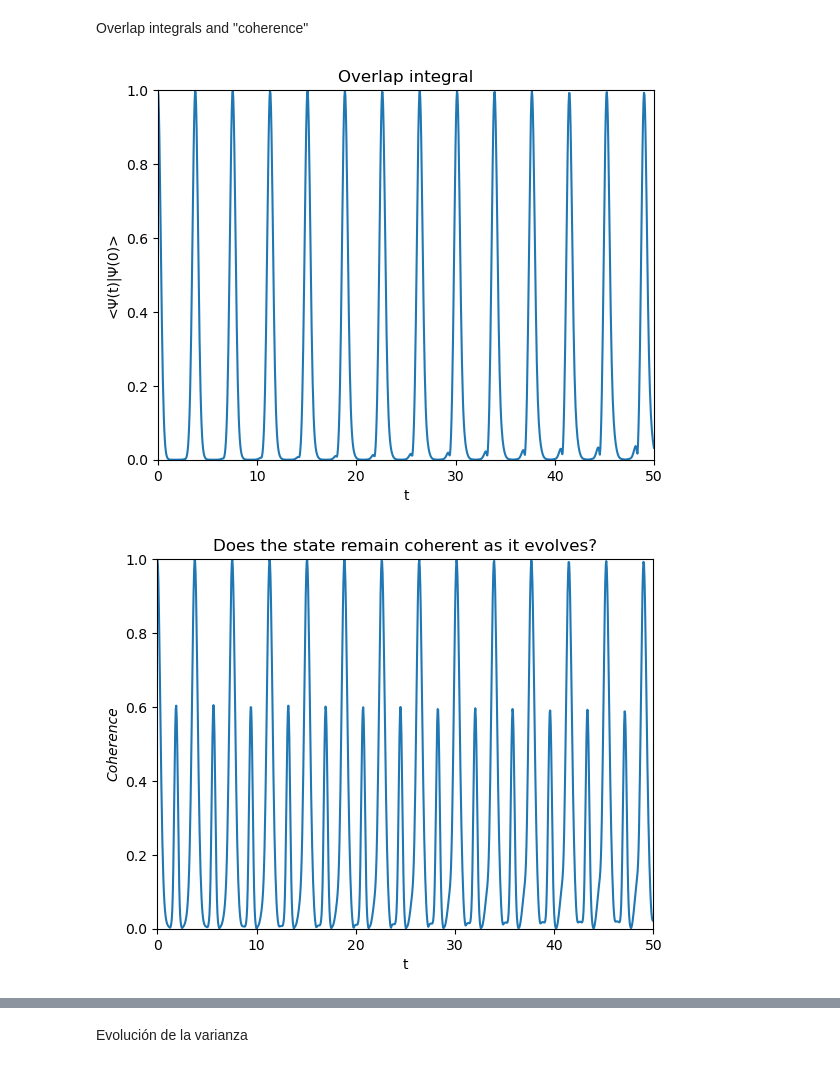
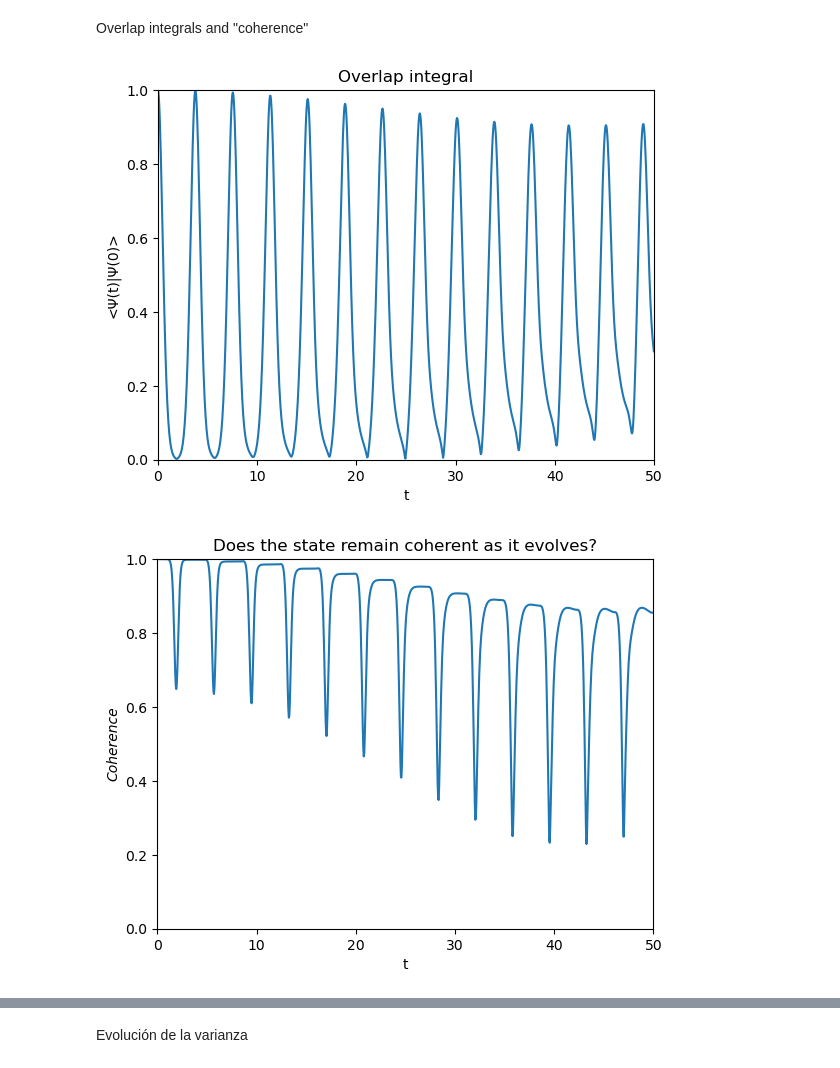
Before and after one commit to rodriGDD/Quantum-chaos, a Jupyter notebook: SISTEMA CUÁNTICO/OSCILADOR SIMPLE/OSCILADOR_SIMPLE.ipynb, the cells around one changed output, grey strips where cells are left out. Drawn from its saved outputs; the diff is of its cells as text; code cells hidden in the pictures.

```diff
--- a/SISTEMA CUÁNTICO/OSCILADOR SIMPLE/OSCILADOR_SIMPLE.ipynb
+++ b/SISTEMA CUÁNTICO/OSCILADOR SIMPLE/OSCILADOR_SIMPLE.ipynb
@@ -71,7 +73,7 @@ def check_state(psi):
         return sys.exit("Warning: add more phonons")
 # %%
 # Estado inicial:
-psi0 = coherent(N,5*math.sqrt(0.5))
+psi0 = coherent(N,3*math.sqrt(0.5))
 
 x_0 = expect(position(N),psi0)/math.sqrt(w_0*m)
 p_0 = expect(momentum(N),psi0)*math.sqrt(w_0*m)
@@ -87,26 +89,22 @@ result = mesolve(H, psi0, tvec, [], [position(N)/math.sqrt(w_0*m),momentum(N)*ma
 Overlap integrals and "coherence"
 # %%
 O = []
-O_t = []
+coh = []
 O2 = []
-coh = []
 
 for i in tqdm(range(np.size(tvec))):
     psi = result.states[i]
     check_state(psi)
-    x_exp = result.expect[0][i]
+    alpha = expect(destroy(N),psi)
 
-    psi_t = coherent(N,math.sqrt((m*w_0/2))*x_exp)
+    psi_t = coherent(N,alpha)
     O.append(psi.overlap(psi0))
-    O_t.append(psi_t.overlap(psi))
-    coh.append(np.sum(np.abs(psi.full())[0]-np.abs(psi_t.full())[0]))
+    coh.append(psi_t.overlap(psi))
 
     # psi2 = result2.states[i]
     # O2.append(psi2.overlap(psi02))
-
-coh = np.array(coh)
-coh = (coh-coh.min())/(coh.max()-coh.min())
 # %%
+fig2 = plt.figure()
 plt.plot(tvec,np.abs(O))
 plt.xlim([0,tf])
 plt.ylim([0,1])
@@ -115,14 +113,15 @@ plt.xlabel('t')
 plt.ylabel('<Ψ(t)|Ψ(0)>')
 plt.show()
 # %% [output]
-[figure, old version]
+[figure, new version]
 # %%
-plt.plot(tvec,np.abs(O_t))
+fig3 = plt.figure()
+plt.plot(tvec,np.abs(coh))
 plt.xlim([0,tf])
 plt.ylim([0,1])
 plt.title('Does the state remain coherent as it evolves?')
 plt.xlabel('t')
 plt.ylabel('Coherence', style = 'italic')
 plt.show()
 # %% [output]
-[figure, old version]
+[figure, new version]
```
Also changed, not shown: parts of 32 cells of this notebook, 19 other files.
